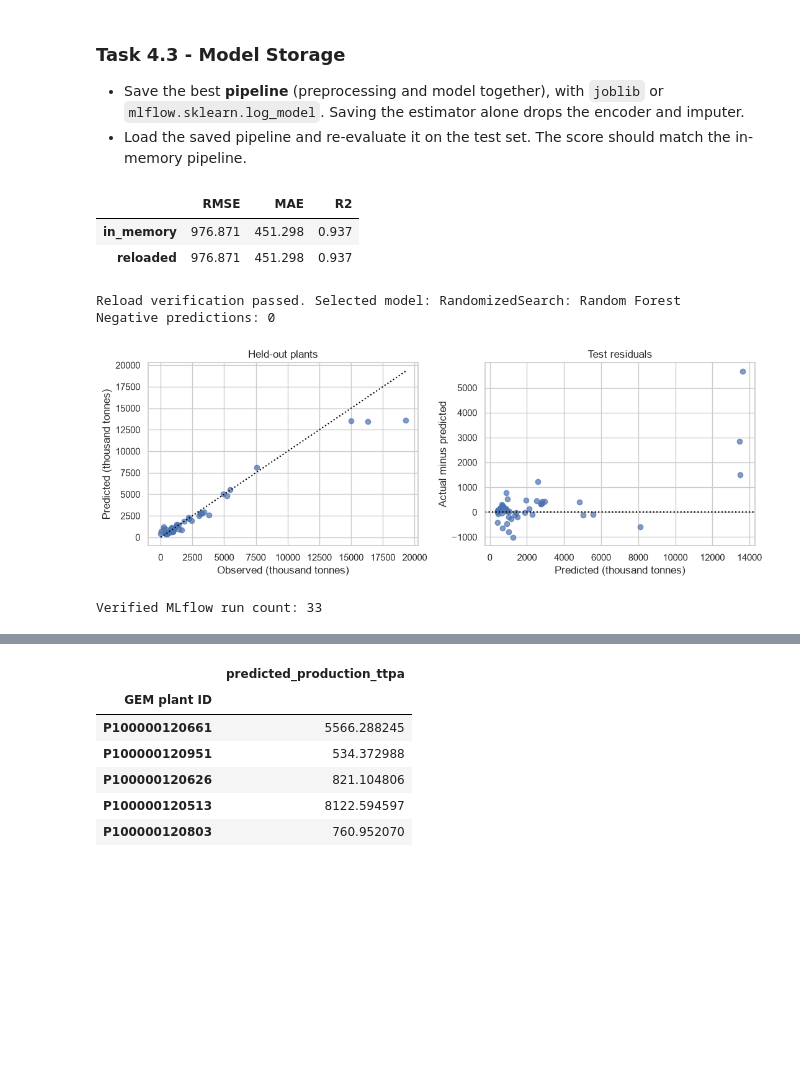
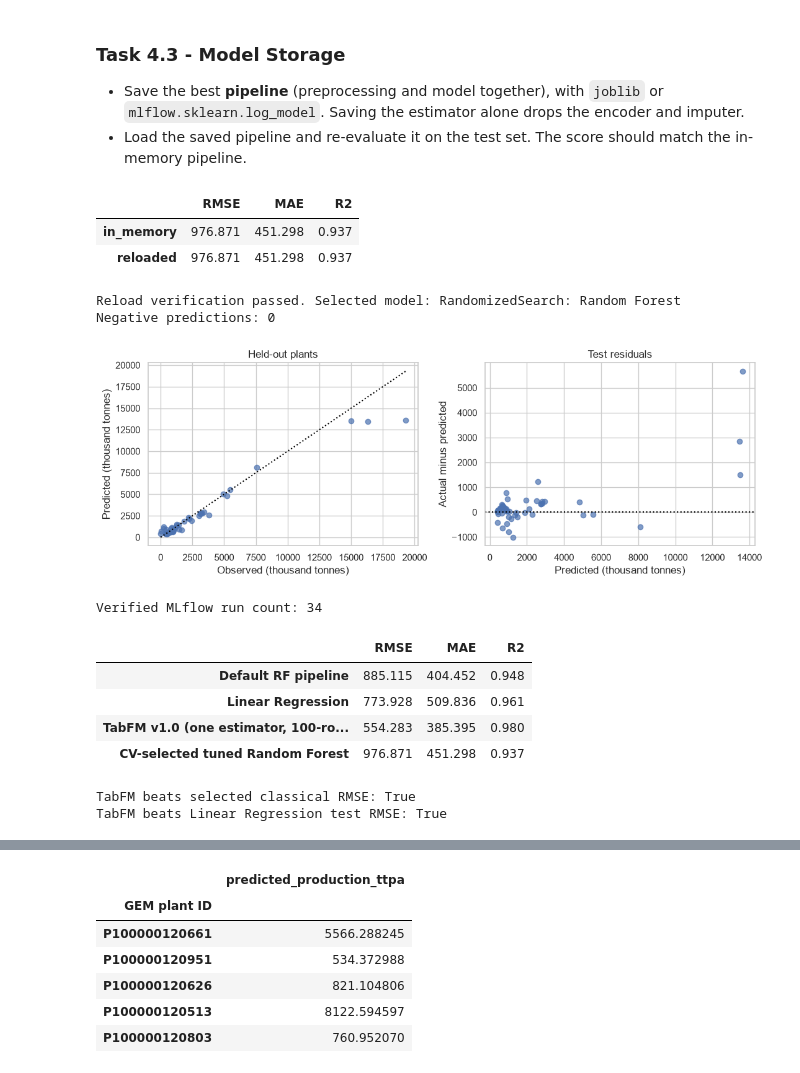
Before and after one commit to Azzbee/aidams-lab2-zeraiki-oumhand-karam-szefner, a Jupyter notebook: lab_2.ipynb, the cells around one changed output, grey strips where cells are left out. Cells and saved outputs as stored; diff of their text form; code cells hidden in the pictures; blank space fills up the shorter version.

```diff
--- a/lab_2.ipynb
+++ b/lab_2.ipynb
@@ -1308,36 +1427,55 @@ run_ids["final"] = log_experiment(
     "final-selected-pipeline",
     best_pipeline.named_steps["model"],
     {
         **{f"test_{key.lower()}": value for key, value in final_metrics.items()},
         "cv_rmse": candidates[best_name][1],
     },
 )
 with mlflow.start_run(run_id=run_ids["final"]):
     for artifact in [
         "best_pipeline.joblib",
         "model_metadata.json",
         "final_diagnostics.png",
     ]:
         mlflow.log_artifact(str(ARTIFACTS / artifact))
     mlflow.log_artifact(str(BASE / "lab_utils.py"))
 (ARTIFACTS / "run_ids.json").write_text(json.dumps(run_ids, indent=2))
 runs = mlflow.search_runs(
     experiment_ids=[EXPERIMENT_ID],
     filter_string=f"tags.execution_id = '{EXECUTION_ID}'",
 )
 assert (
-    len(runs) == 33
-), f"Expected baseline + search + 30 trials + final, got {len(runs)}"
+    len(runs) == 34
+), f"Expected baseline + search + TabFM + 30 trials + final, got {len(runs)}"
 runs.to_csv(ARTIFACTS / "mlflow_runs.csv", index=False)
 print("Verified MLflow run count:", len(runs))
+final_bonus_comparison = bonus_comparison.copy()
+final_bonus_comparison.loc["CV-selected tuned Random Forest"] = pd.Series(final_metrics)
+display(final_bonus_comparison.round(3))
+final_bonus_comparison.to_csv(ARTIFACTS / "tabfm_comparison.csv")
+print(
+    "TabFM beats selected classical RMSE:",
+    tabfm_test_metrics["RMSE"] < final_metrics["RMSE"],
+)
+print(
+    "TabFM beats Linear Regression test RMSE:",
+    tabfm_test_metrics["RMSE"] < float(cast(float, linear_results.loc["test", "RMSE"])),
+)
 # %% [output]
 |  | RMSE | MAE | R2 |
 | in_memory | 976.871 | 451.298 | 0.937 |
 | reloaded | 976.871 | 451.298 | 0.937 |
 Reload verification passed. Selected model: RandomizedSearch: Random Forest
 Negative predictions: 0
 [figure]
-Verified MLflow run count: 33
+Verified MLflow run count: 34
+|  | RMSE | MAE | R2 |
+| Default RF pipeline | 885.115 | 404.452 | 0.948 |
+| Linear Regression | 773.928 | 509.836 | 0.961 |
+| TabFM v1.0 (one estimator, 100-ro... | 554.283 | 385.395 | 0.980 |
+| CV-selected tuned Random Forest | 976.871 | 451.298 | 0.937 |
+TabFM beats selected classical RMSE: True
+TabFM beats Linear Regression test RMSE: True
 # %% [markdown]
 > 📝 *Critical thinking:*
 > Why is it important to store both model parameters and metadata? How would you ensure version control of models in a production setting?
```
Also changed, not shown: parts of 7 cells of this notebook, 40 other files.
